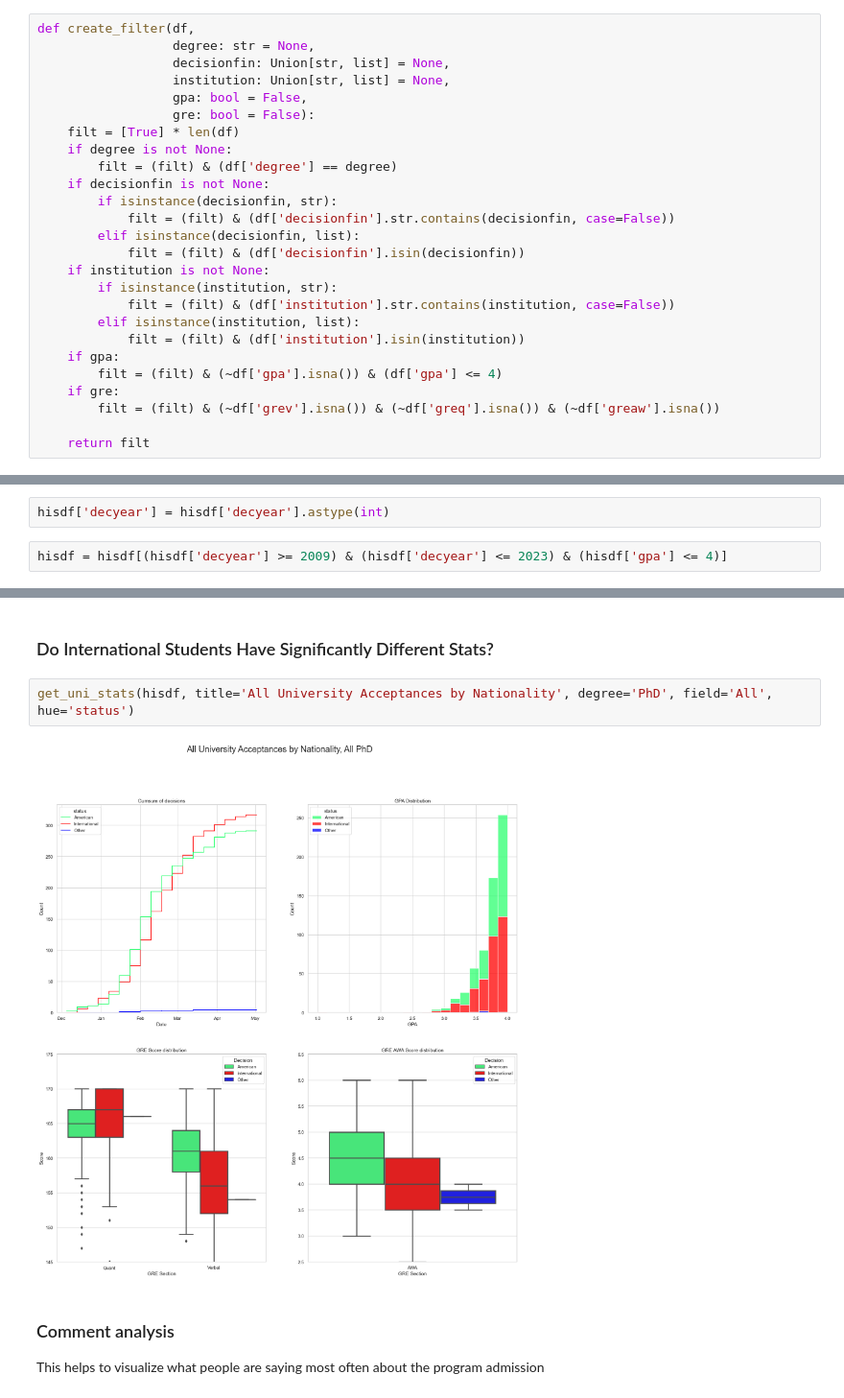
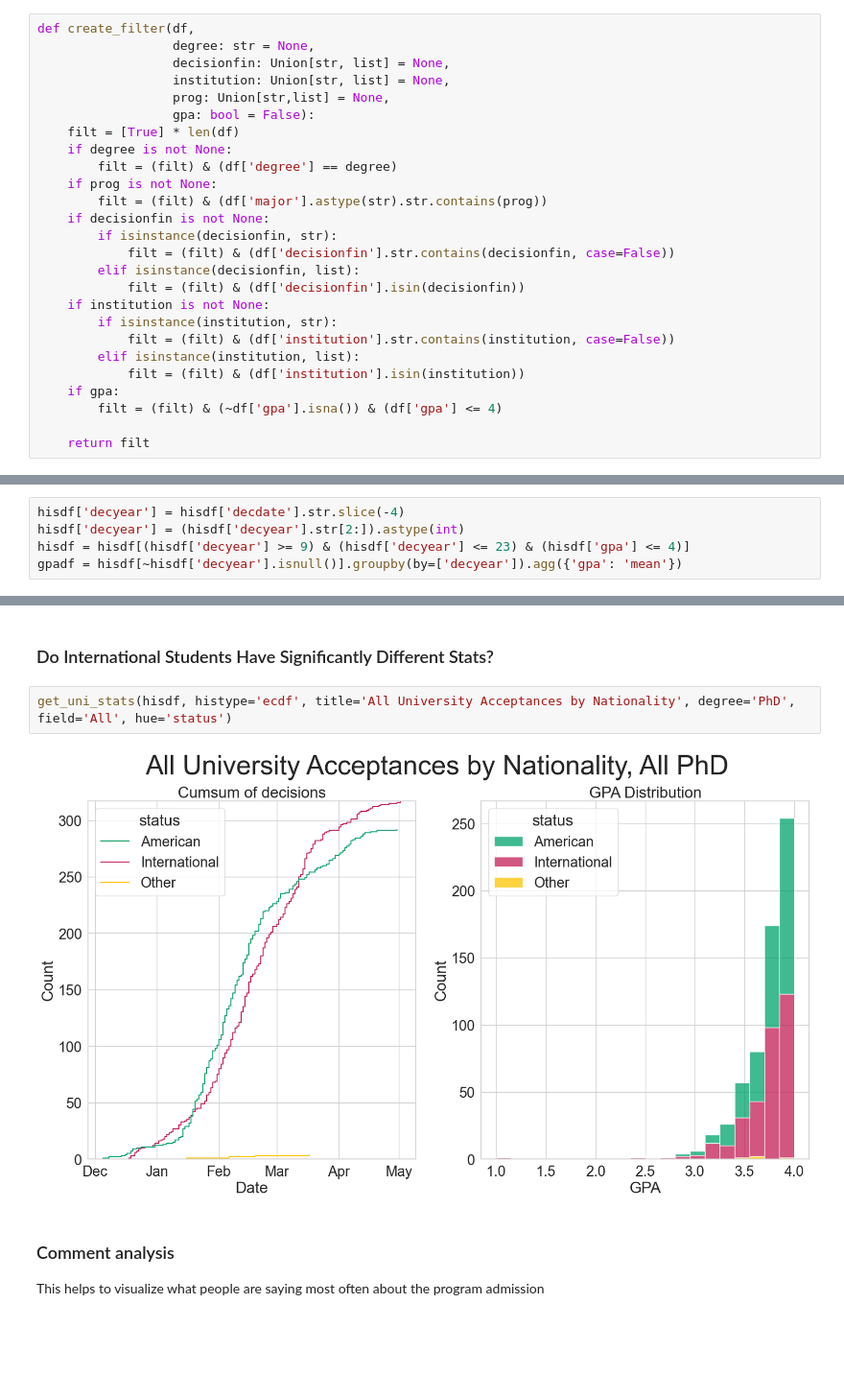
Before and after one commit to beverleyy/gradcafe_analysis, a Jupyter notebook: app/GradAnalysis.ipynb, the cells around one changed output, grey strips where cells are left out. Shown at 96% size. Cells and saved outputs as stored; diff of their text form; blank space fills up the shorter version.

```diff
--- a/app/GradAnalysis.ipynb
+++ b/app/GradAnalysis.ipynb
@@ -66,11 +66,13 @@ def create_filter(df,
                   degree: str = None,
                   decisionfin: Union[str, list] = None,
                   institution: Union[str, list] = None,
-                  gpa: bool = False,
-                  gre: bool = False):
+                  prog: Union[str,list] = None,
+                  gpa: bool = False):
     filt = [True] * len(df)
     if degree is not None:
         filt = (filt) & (df['degree'] == degree)
+    if prog is not None:
+        filt = (filt) & (df['major'].astype(str).str.contains(prog))
     if decisionfin is not None:
         if isinstance(decisionfin, str):
             filt = (filt) & (df['decisionfin'].str.contains(decisionfin, case=False))
@@ -83,8 +85,6 @@ def create_filter(df,
             filt = (filt) & (df['institution'].isin(institution))
     if gpa:
         filt = (filt) & (~df['gpa'].isna()) & (df['gpa'] <= 4)
-    if gre:
-        filt = (filt) & (~df['grev'].isna()) & (~df['greq'].isna()) & (~df['greaw'].isna())
 
     return filt
 # %% [markdown]
@@ -305,4 +284,0 @@ hisdf['decyear'] = hisdf['decdate'].str.slice(-4)
-# %%
-hisdf['decyear'] = hisdf['decyear'].astype(int)
-# %%
-hisdf = hisdf[(hisdf['decyear'] >= 2009) & (hisdf['decyear'] <= 2023) & (hisdf['gpa'] <= 4)]
@@ -311,3 +285,8 @@ gpadf = hisdf[~hisdf['decyear'].isnull()].groupby(by=['decyear']).agg({'gpa': 'm
+# %%
+hisdf['decyear'] = hisdf['decdate'].str.slice(-4)
+hisdf['decyear'] = (hisdf['decyear'].str[2:]).astype(int)
+hisdf = hisdf[(hisdf['decyear'] >= 9) & (hisdf['decyear'] <= 23) & (hisdf['gpa'] <= 4)]
+gpadf = hisdf[~hisdf['decyear'].isnull()].groupby(by=['decyear']).agg({'gpa': 'mean'})
 # %%
 fig, ax = plt.subplots()
 sns.barplot(x = gpadf.index,
@@ -325,9 +307,9 @@ fig.savefig("output/gpa_inflation.png")
 # %% [markdown]
 ### Do International Students Have Significantly Different Stats?
 # %%
-get_uni_stats(hisdf, title='All University Acceptances by Nationality', degree='PhD', field='All', hue='status')
+get_uni_stats(hisdf, histype='ecdf', title='All University Acceptances by Nationality', degree='PhD', field='All', hue='status')
 # %% [output]
-[figure, old version]
+[figure, new version]
 # %% [markdown]
 ### Comment analysis
 
```
Also changed, not shown: parts of 10 cells of this notebook, 7 other files.
